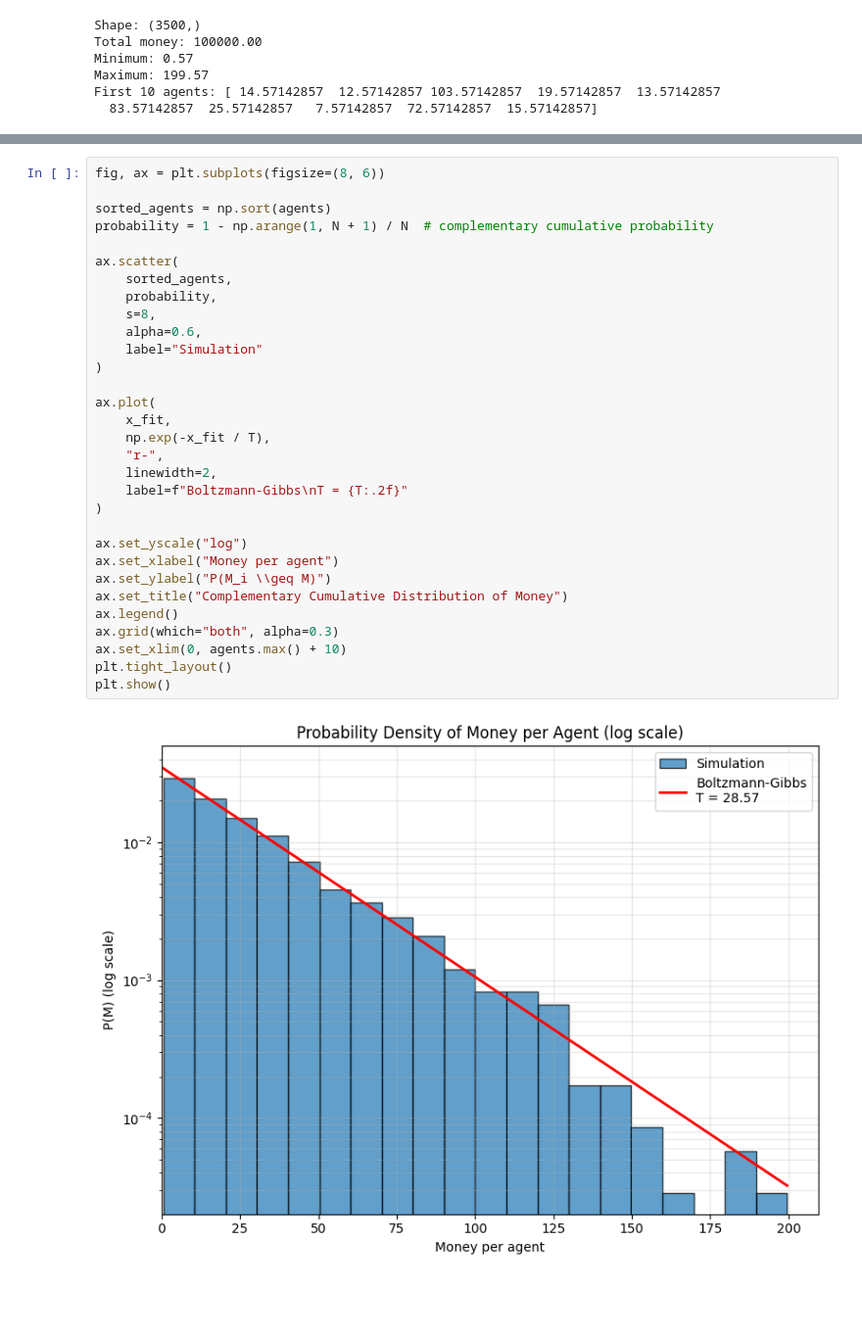
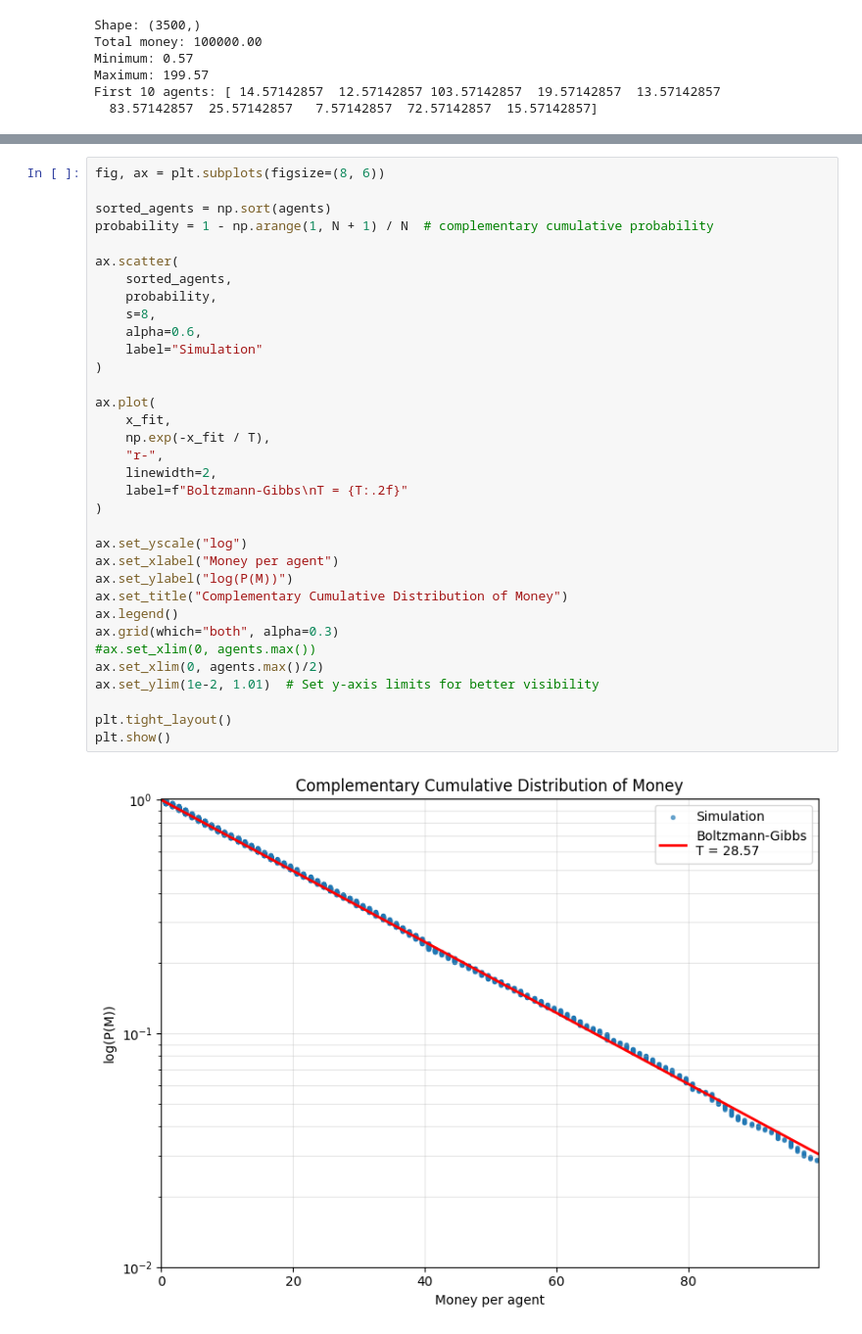
Before and after one commit to giacomells/Statistical-Mechanics-of-Money, a Jupyter notebook: NoDebt.ipynb, the cells around one changed output, grey strips where cells are left out. Shown at 98% size. Saved outputs shown, nothing was run; the diff lists cells and outputs as text; blank space fills up the shorter version.

```diff
--- a/NoDebt.ipynb
+++ b/NoDebt.ipynb
@@ -79,33 +64,36 @@ plt.show()
-# %%
-fig, ax = plt.subplots(figsize=(8, 6))
-
-sorted_agents = np.sort(agents)
-probability = 1 - np.arange(1, N + 1) / N  # complementary cumulative probability
-
-ax.scatter(
-    sorted_agents,
-    probability,
-    s=8,
-    alpha=0.6,
-    label="Simulation"
-)
-
-ax.plot(
-    x_fit,
-    np.exp(-x_fit / T),
-    "r-",
-    linewidth=2,
-    label=f"Boltzmann-Gibbs\nT = {T:.2f}"
-)
-
-ax.set_yscale("log")
-ax.set_xlabel("Money per agent")
-ax.set_ylabel("P(M_i \\geq M)")
-ax.set_title("Complementary Cumulative Distribution of Money")
-ax.legend()
-ax.grid(which="both", alpha=0.3)
-ax.set_xlim(0, agents.max() + 10)
-plt.tight_layout()
-plt.show()
-# %% [output]
-[figure, removed]
+# %%
+fig, ax = plt.subplots(figsize=(8, 6))
+
+sorted_agents = np.sort(agents)
+probability = 1 - np.arange(1, N + 1) / N  # complementary cumulative probability
+
+ax.scatter(
+    sorted_agents,
+    probability,
+    s=8,
+    alpha=0.6,
+    label="Simulation"
+)
+
+ax.plot(
+    x_fit,
+    np.exp(-x_fit / T),
+    "r-",
+    linewidth=2,
+    label=f"Boltzmann-Gibbs\nT = {T:.2f}"
+)
+
+ax.set_yscale("log")
+ax.set_xlabel("Money per agent")
+ax.set_ylabel("log(P(M))")
+ax.set_title("Complementary Cumulative Distribution of Money")
+ax.legend()
+ax.grid(which="both", alpha=0.3)
+#ax.set_xlim(0, agents.max())
+ax.set_xlim(0, agents.max()/2)
+ax.set_ylim(1e-2, 1.01)  # Set y-axis limits for better visibility
+
+plt.tight_layout()
+plt.show()
+# %% [output]
+[figure, added]
```
Also changed, not shown: parts of 2 cells of this notebook.
